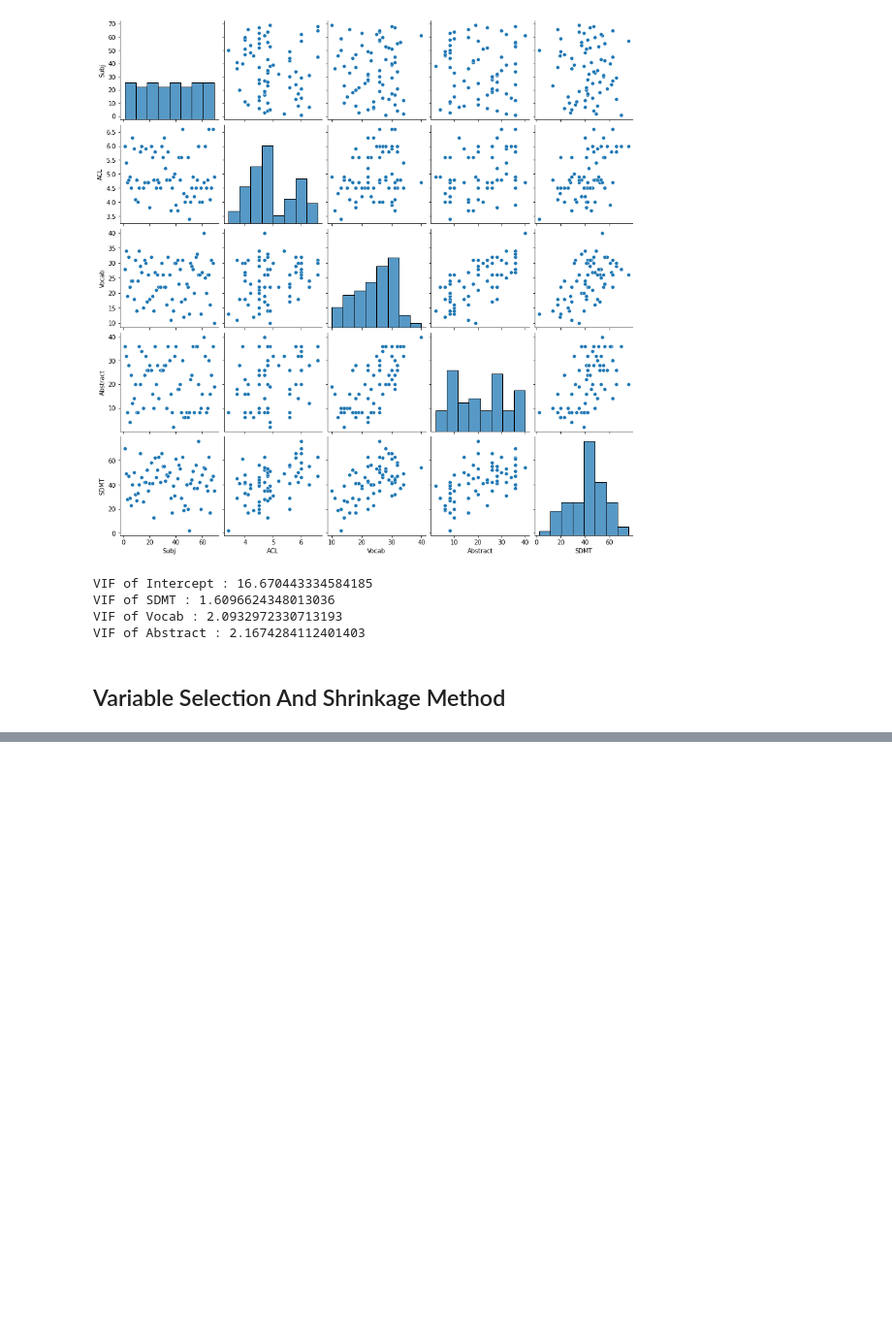
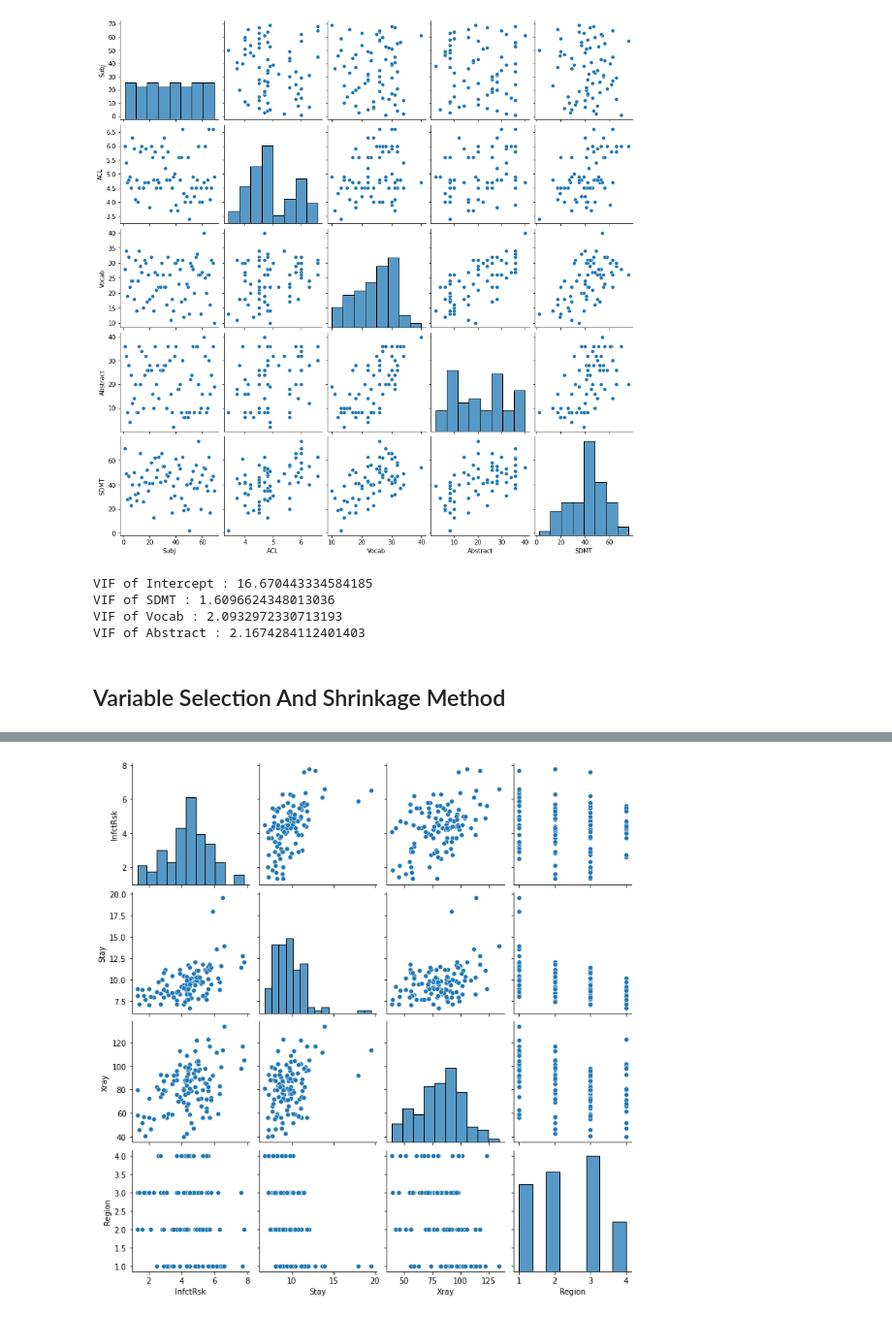
Before and after one commit to luckyspia/TIL, a Jupyter notebook: Statisic_Analysis/03.Regression_Methods.ipynb, the cells around one changed output, grey strips where cells are left out. Shown at 97% size. Cells and saved outputs as stored; diff of their text form; code cells hidden in the pictures; blank space fills up the shorter version.

```diff
--- a/Statisic_Analysis/03.Regression_Methods.ipynb
+++ b/Statisic_Analysis/03.Regression_Methods.ipynb
@@ -230,0 +396,2 @@ VIF of Abstract : 2.1674284112401403
+# %%
+data = pd.read_csv(data_path + "infection.csv", index_col=0)
@@ -230,0 +410,6 @@ VIF of Abstract : 2.1674284112401403
+# %%
+# Region은 범주형 변수이기 때문에 사실은 Scatter plot에 적합하지 않음
+sns.pairplot(data, vars=['InfctRsk','Stay','Xray','Region'])
+plt.show()
+# %% [output]
+[figure, added]
```
Also changed, not shown: parts of 32 cells of this notebook.
